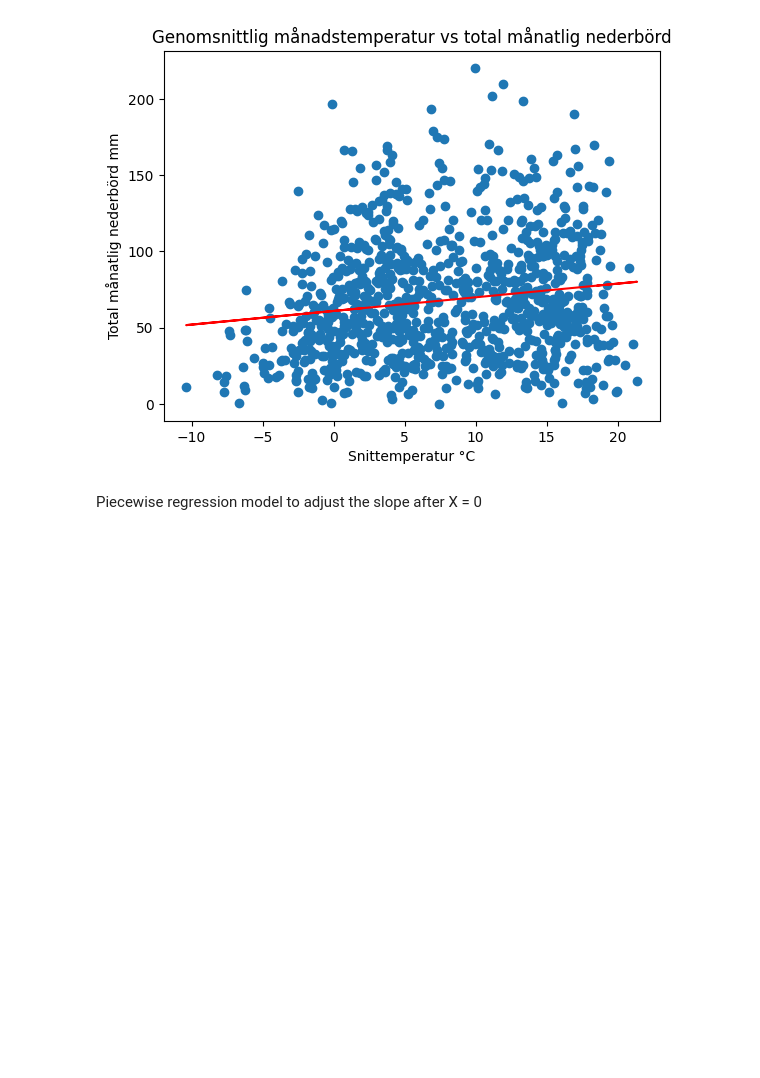
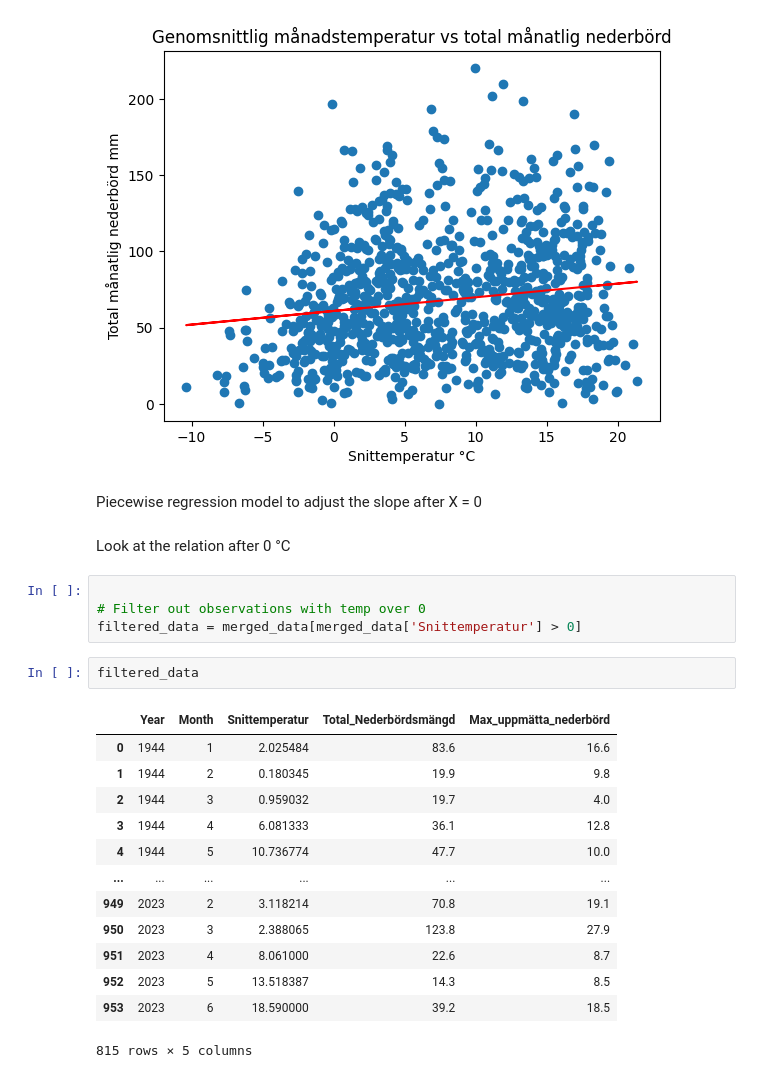
Before and after one commit to msteele919/projectwork, a Jupyter notebook: Correlations/corr_temp_ned.ipynb, the cells around one changed output. Drawn from its saved outputs; the diff is of its cells as text; blank space fills up the shorter version.

```diff
--- a/Correlations/corr_temp_ned.ipynb
+++ b/Correlations/corr_temp_ned.ipynb
@@ -437,3 +437,25 @@ plt.show()
 [figure]
 # %% [markdown]
 Piecewise regression model to adjust the slope after X = 0
+# %% [markdown]
+Look at the relation after 0 °C
+# %%
+
+# Filter out observations with temp over 0
+filtered_data = merged_data[merged_data['Snittemperatur'] > 0]
+# %%
+filtered_data
+# %% [output]
+|  | Year | Month | Snittemperatur | Total_Nederbördsmängd | Max_uppmätta_nederbörd |
+| 0 | 1944 | 1 | 2.025484 | 83.6 | 16.6 |
+| 1 | 1944 | 2 | 0.180345 | 19.9 | 9.8 |
+| 2 | 1944 | 3 | 0.959032 | 19.7 | 4.0 |
+| 3 | 1944 | 4 | 6.081333 | 36.1 | 12.8 |
+| 4 | 1944 | 5 | 10.736774 | 47.7 | 10.0 |
+| ... | ... | ... | ... | ... | ... |
+| 949 | 2023 | 2 | 3.118214 | 70.8 | 19.1 |
+| 950 | 2023 | 3 | 2.388065 | 123.8 | 27.9 |
+| 951 | 2023 | 4 | 8.061000 | 22.6 | 8.7 |
+| 952 | 2023 | 5 | 13.518387 | 14.3 | 8.5 |
+| 953 | 2023 | 6 | 18.590000 | 39.2 | 18.5 |
+815 rows × 5 columns
```
Also changed, not shown: parts of 4 cells of this notebook, 6 other files.
